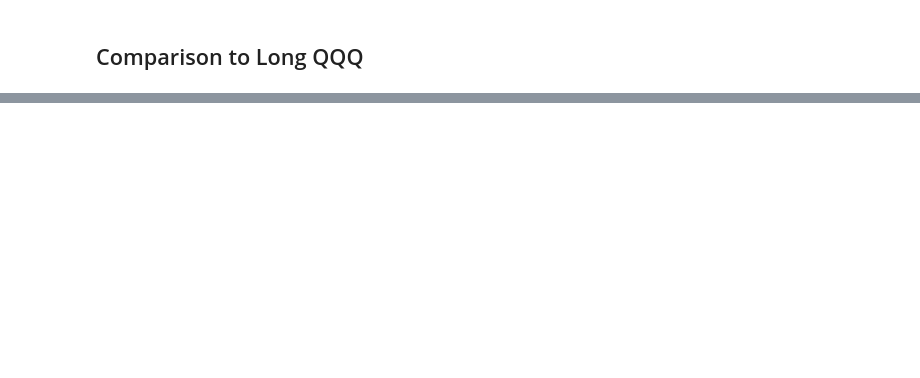
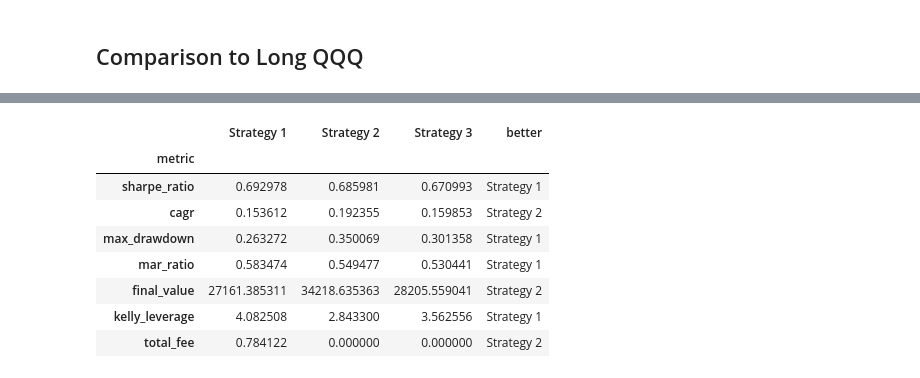
Before and after one commit to TradeInsight-Info/TiPortfolio, a Jupyter notebook: notebooks/start_of_month_rebalance.ipynb, the cells around one changed output, grey strips where cells are left out. Drawn from its saved outputs; the diff is of its cells as text; code cells hidden in the pictures; blank space fills up the shorter version.

```diff
--- a/notebooks/start_of_month_rebalance.ipynb
+++ b/notebooks/start_of_month_rebalance.ipynb
@@ -183,0 +137,11 @@ comparison
+# %%
+# Strategy 3: Never rebalance 70/20/10 QQQ/BIL/GLD
+engine_never = ScheduleBasedEngine(
+    allocation=FixRatio(weights=WEIGHTS),
+    rebalance=Schedule("never"),
+    fee_per_share=0.0035,
+    initial_value=INITIAL_VALUE,
+)
+result_never = engine_never.run(symbols=SYMBOLS, start=START, end=END, prices_df=prices)
+print("Never Rebalance 70/20/10 Summary")
+print(result_never.summary())
@@ -183,0 +160,14 @@ comparison
+# %%
+## Compare All Strategies
+
+compare_strategies(result, result_qqq_only, result_never)
+# %% [output]
+|  | Strategy 1 | Strategy 2 | Strategy 3 | better |
+| metric |  |  |  |  |
+| sharpe_ratio | 0.692978 | 0.685981 | 0.670993 | Strategy 1 |
+| cagr | 0.153612 | 0.192355 | 0.159853 | Strategy 2 |
+| max_drawdown | 0.263272 | 0.350069 | 0.301358 | Strategy 1 |
+| mar_ratio | 0.583474 | 0.549477 | 0.530441 | Strategy 1 |
+| final_value | 27161.385311 | 34218.635363 | 28205.559041 | Strategy 2 |
+| kelly_leverage | 4.082508 | 2.843300 | 3.562556 | Strategy 1 |
+| total_fee | 0.784122 | 0.000000 | 0.000000 | Strategy 2 |
```
Also changed, not shown: parts of 8 cells of this notebook, 19 other files.
